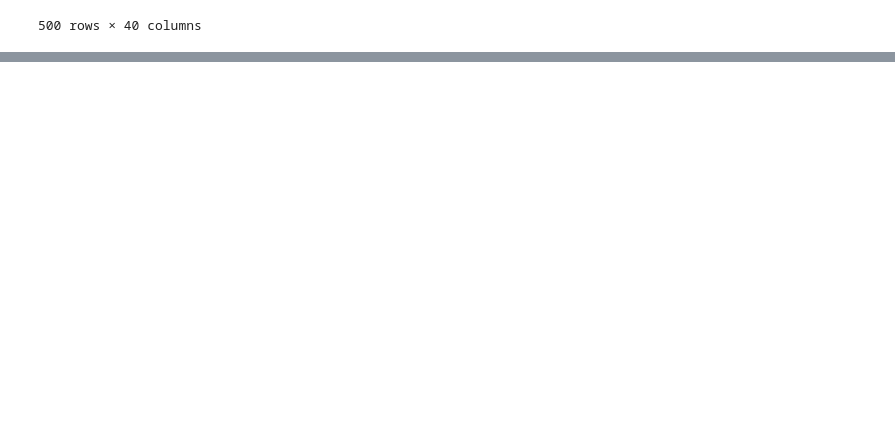
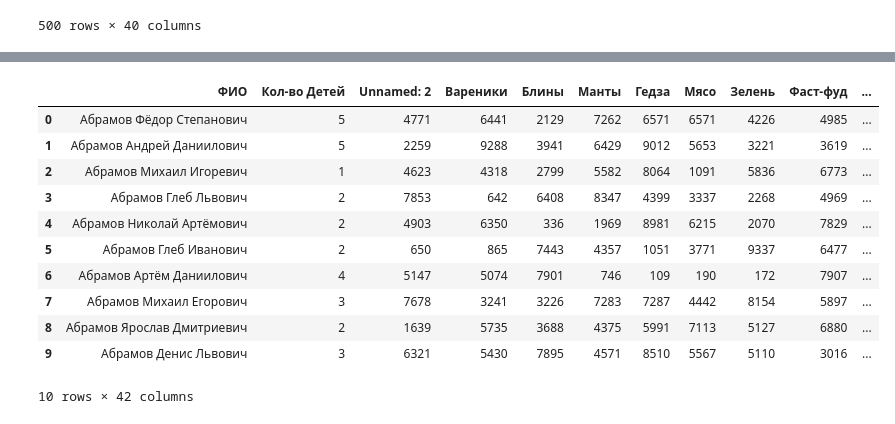
Before and after one commit to MaximNadd/Uni, a Jupyter notebook: Semester_3/Statistics_and_Data_Analysis/data_analysis.ipynb, the cells around one changed output, grey strips where cells are left out. Drawn from its saved outputs; the diff is of its cells as text; code cells hidden in the pictures; blank space fills up the shorter version.

```diff
--- a/Semester_3/Statistics_and_Data_Analysis/data_analysis.ipynb
+++ b/Semester_3/Statistics_and_Data_Analysis/data_analysis.ipynb
@@ -95,0 +95,16 @@ df.head(100)
+# %%
+df['детский_сад'] = np.where(df['Кол-во Детей'] > 0, 'да', 'нет')
+df.head(10)
+# %% [output]
+|  | ФИО | Кол-во Детей | Unnamed: 2 | Вареники | Блины | Манты | Гедза | Мясо | Зелень | Фаст-фуд | ... |
+| 0 | Абрамов Фёдор Степанович | 5 | 4771 | 6441 | 2129 | 7262 | 6571 | 6571 | 4226 | 4985 | ... |
+| 1 | Абрамов Андрей Даниилович | 5 | 2259 | 9288 | 3941 | 6429 | 9012 | 5653 | 3221 | 3619 | ... |
+| 2 | Абрамов Михаил Игоревич | 1 | 4623 | 4318 | 2799 | 5582 | 8064 | 1091 | 5836 | 6773 | ... |
+| 3 | Абрамов Глеб Львович | 2 | 7853 | 642 | 6408 | 8347 | 4399 | 3337 | 2268 | 4969 | ... |
+| 4 | Абрамов Николай Артёмович | 2 | 4903 | 6350 | 336 | 1969 | 8981 | 6215 | 2070 | 7829 | ... |
+| 5 | Абрамов Глеб Иванович | 2 | 650 | 865 | 7443 | 4357 | 1051 | 3771 | 9337 | 6477 | ... |
+| 6 | Абрамов Артём Даниилович | 4 | 5147 | 5074 | 7901 | 746 | 109 | 190 | 172 | 7907 | ... |
+| 7 | Абрамов Михаил Егорович | 3 | 7678 | 3241 | 3226 | 7283 | 7287 | 4442 | 8154 | 5897 | ... |
+| 8 | Абрамов Ярослав Дмитриевич | 2 | 1639 | 5735 | 3688 | 4375 | 5991 | 7113 | 5127 | 6880 | ... |
+| 9 | Абрамов Денис Львович | 3 | 6321 | 5430 | 7895 | 4571 | 8510 | 5567 | 5110 | 3016 | ... |
+10 rows × 42 columns
```
Also changed, not shown: parts of 1 cell of this notebook.
